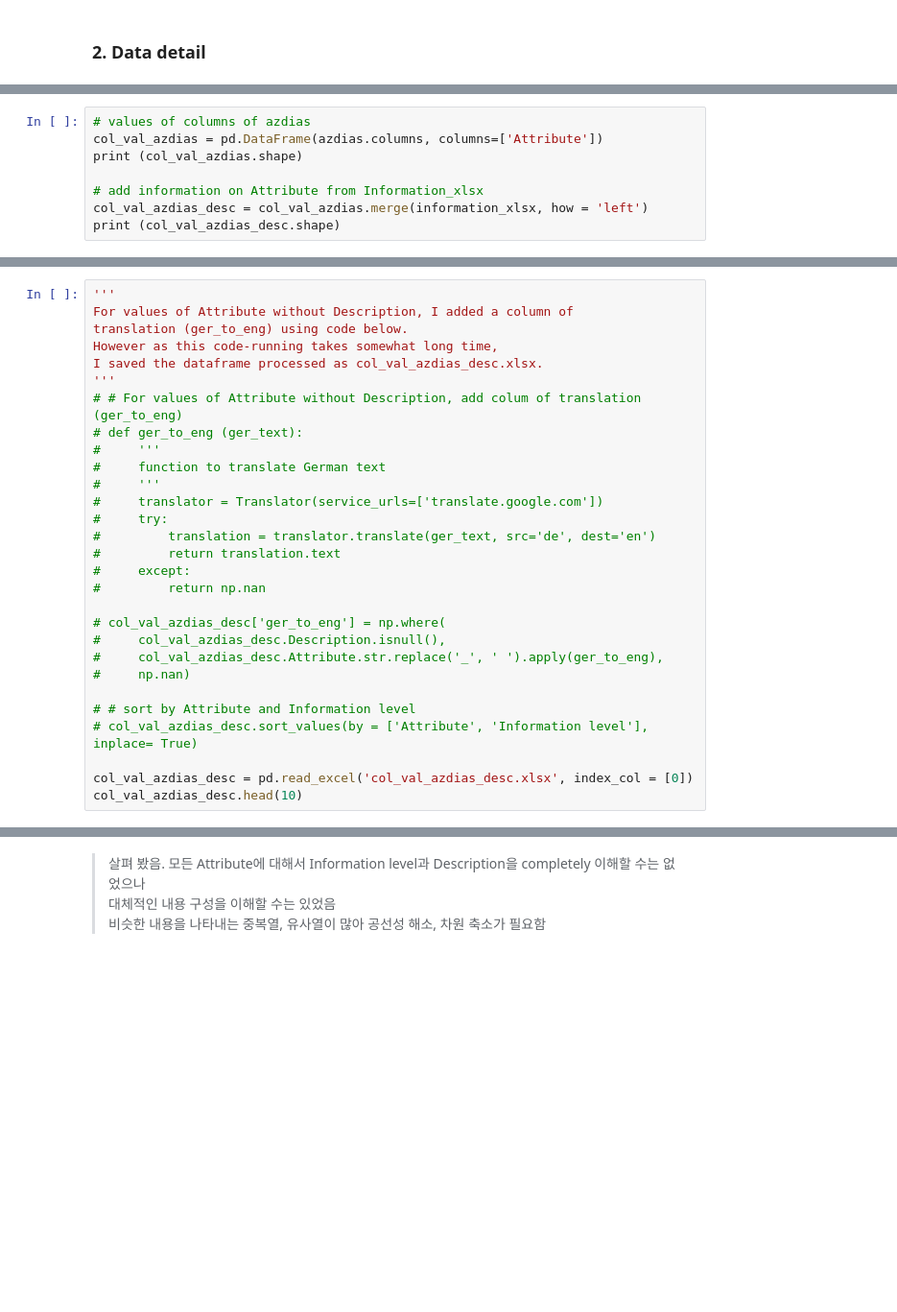
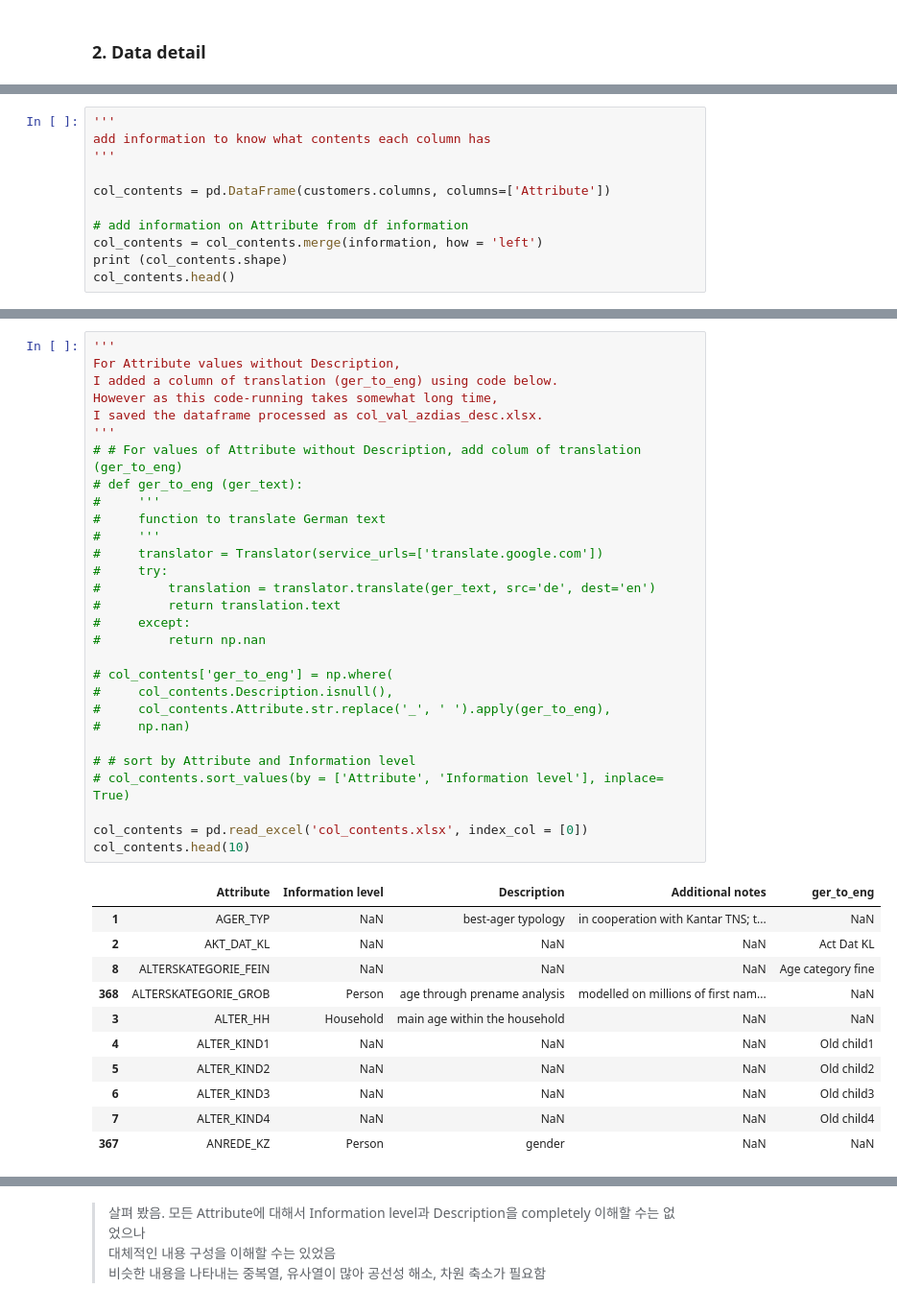
Before and after one commit to jaeyoun-chang/u_city_capstone, a Jupyter notebook: Arvato Project Workbook.ipynb, the cells around one changed output, grey strips where cells are left out. Shown at 96% size. Cells and saved outputs as stored; diff of their text form; blank space fills up the shorter version.

```diff
--- a/Arvato Project Workbook.ipynb
+++ b/Arvato Project Workbook.ipynb
@@ -297,8 +297,11 @@ None
 # %%
-# values of columns of azdias
-col_val_azdias = pd.DataFrame(azdias.columns, columns=['Attribute'])
-print (col_val_azdias.shape)
+'''
+add information to know what contents each column has
+'''
 
-# add information on Attribute from Information_xlsx
-col_val_azdias_desc = col_val_azdias.merge(information_xlsx, how = 'left')
-print (col_val_azdias_desc.shape)
+col_contents = pd.DataFrame(customers.columns, columns=['Attribute'])
+
+# add information on Attribute from df information
+col_contents = col_contents.merge(information, how = 'left')
+print (col_contents.shape)
+col_contents.head()
@@ -305,30 +316,42 @@ print (col_val_azdias_desc.shape)
 # %%
 '''
-For values of Attribute without Description, I added a column of
-translation (ger_to_eng) using code below.
+For Attribute values without Description,
+I added a column of translation (ger_to_eng) using code below.
 However as this code-running takes somewhat long time,
 I saved the dataframe processed as col_val_azdias_desc.xlsx.
 '''
 # # For values of Attribute without Description, add colum of translation (ger_to_eng)
 # def ger_to_eng (ger_text):
 #     '''
 #     function to translate German text
 #     '''
 #     translator = Translator(service_urls=['translate.google.com'])
 #     try:
 #         translation = translator.translate(ger_text, src='de', dest='en')
 #         return translation.text
 #     except:
 #         return np.nan
 
-# col_val_azdias_desc['ger_to_eng'] = np.where(
-#     col_val_azdias_desc.Description.isnull(),
-#     col_val_azdias_desc.Attribute.str.replace('_', ' ').apply(ger_to_eng),
+# col_contents['ger_to_eng'] = np.where(
+#     col_contents.Description.isnull(),
+#     col_contents.Attribute.str.replace('_', ' ').apply(ger_to_eng),
 #     np.nan)
 
 # # sort by Attribute and Information level
-# col_val_azdias_desc.sort_values(by = ['Attribute', 'Information level'], inplace= True)
+# col_contents.sort_values(by = ['Attribute', 'Information level'], inplace= True)
 
-col_val_azdias_desc = pd.read_excel('col_val_azdias_desc.xlsx', index_col = [0])
-col_val_azdias_desc.head(10)
+col_contents = pd.read_excel('col_contents.xlsx', index_col = [0])
+col_contents.head(10)
+# %% [output]
+|  | Attribute | Information level | Description | Additional notes | ger_to_eng |
+| 1 | AGER_TYP | NaN | best-ager typology | in cooperation with Kantar TNS; t... | NaN |
+| 2 | AKT_DAT_KL | NaN | NaN | NaN | Act Dat KL |
+| 8 | ALTERSKATEGORIE_FEIN | NaN | NaN | NaN | Age category fine |
+| 368 | ALTERSKATEGORIE_GROB | Person | age through prename analysis | modelled on millions of first nam... | NaN |
+| 3 | ALTER_HH | Household | main age within the household | NaN | NaN |
+| 4 | ALTER_KIND1 | NaN | NaN | NaN | Old child1 |
+| 5 | ALTER_KIND2 | NaN | NaN | NaN | Old child2 |
+| 6 | ALTER_KIND3 | NaN | NaN | NaN | Old child3 |
+| 7 | ALTER_KIND4 | NaN | NaN | NaN | Old child4 |
+| 367 | ANREDE_KZ | Person | gender | NaN | NaN |
 # %%
```
Also changed, not shown: parts of 22 cells of this notebook, 2 other files.
